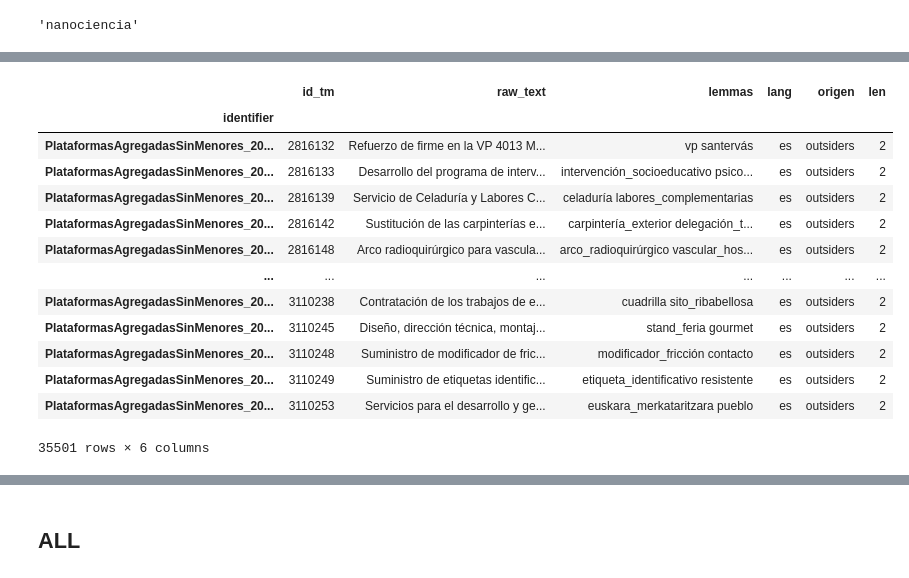
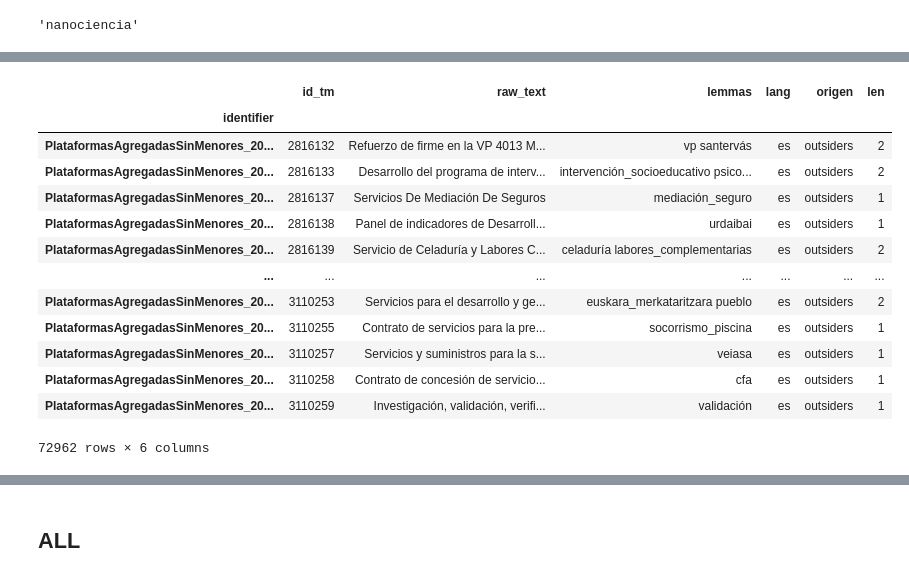
Before and after one commit to nextprocurement/NP-Search-Tool, a Jupyter notebook: aux_scripts/eval_graphs_deliverables/make_inference_final_models.ipynb, the cells around one changed output, grey strips where cells are left out. Drawn from its saved outputs; the diff is of its cells as text; code cells hidden in the pictures.

```diff
--- a/aux_scripts/eval_graphs_deliverables/make_inference_final_models.ipynb
+++ b/aux_scripts/eval_graphs_deliverables/make_inference_final_models.ipynb
@@ -204,7 +204,7 @@ pares_diccionario["nanociència_i"]
 min_lemmas = 1
 min_lemmas_tm = 2
 processed['len'] = processed['lemmas'].apply(lambda x: len(x.split()))
-processed = processed[processed['len'] > min_lemmas]
+#processed = processed[processed['len'] >= min_lemmas]
 # %%
 all = processed.copy()
 minors = all[all.origen == "minors"]
@@ -284,21 +284,21 @@ minors[minors['len'] > min_lemmas_tm]
 # %%
-outsiders_not_tm = outsiders[outsiders['len'] <= min_lemmas_tm]
+outsiders_not_tm = outsiders[(outsiders['len'] <= min_lemmas_tm) & (outsiders['len'] >= min_lemmas)]
 outsiders_not_tm
 # %% [output]
 |  | id_tm | raw_text | lemmas | lang | origen | len |
 | identifier |  |  |  |  |  |  |
 | PlataformasAgregadasSinMenores_20... | 2816132 | Refuerzo de firme en la VP 4013 M... | vp santervás | es | outsiders | 2 |
 | PlataformasAgregadasSinMenores_20... | 2816133 | Desarrollo del programa de interv... | intervención_socioeducativo psico... | es | outsiders | 2 |
+| PlataformasAgregadasSinMenores_20... | 2816137 | Servicios De Mediación De Seguros | mediación_seguro | es | outsiders | 1 |
+| PlataformasAgregadasSinMenores_20... | 2816138 | Panel de indicadores de Desarroll... | urdaibai | es | outsiders | 1 |
 | PlataformasAgregadasSinMenores_20... | 2816139 | Servicio de Celaduría y Labores C... | celaduría labores_complementarias | es | outsiders | 2 |
-| PlataformasAgregadasSinMenores_20... | 2816142 | Sustitución de las carpinterías e... | carpintería_exterior delegación_t... | es | outsiders | 2 |
-| PlataformasAgregadasSinMenores_20... | 2816148 | Arco radioquirúrgico para vascula... | arco_radioquirúrgico vascular_hos... | es | outsiders | 2 |
 | ... | ... | ... | ... | ... | ... | ... |
-| PlataformasAgregadasSinMenores_20... | 3110238 | Contratación de los trabajos de e... | cuadrilla sito_ribabellosa | es | outsiders | 2 |
-| PlataformasAgregadasSinMenores_20... | 3110245 | Diseño, dirección técnica, montaj... | stand_feria gourmet | es | outsiders | 2 |
-| PlataformasAgregadasSinMenores_20... | 3110248 | Suministro de modificador de fric... | modificador_fricción contacto | es | outsiders | 2 |
-| PlataformasAgregadasSinMenores_20... | 3110249 | Suministro de etiquetas identific... | etiqueta_identificativo resistente | es | outsiders | 2 |
 | PlataformasAgregadasSinMenores_20... | 3110253 | Servicios para el desarrollo y ge... | euskara_merkataritzara pueblo | es | outsiders | 2 |
+| PlataformasAgregadasSinMenores_20... | 3110255 | Contrato de servicios para la pre... | socorrismo_piscina | es | outsiders | 1 |
+| PlataformasAgregadasSinMenores_20... | 3110257 | Servicios y suministros para la s... | veiasa | es | outsiders | 1 |
+| PlataformasAgregadasSinMenores_20... | 3110258 | Contrato de concesión de servicio... | cfa | es | outsiders | 1 |
+| PlataformasAgregadasSinMenores_20... | 3110259 | Investigación, validación, verifi... | validación | es | outsiders | 1 |
-35501 rows × 6 columns
+72962 rows × 6 columns
 # %%
 outsiders[outsiders['len'] > min_lemmas_tm]
 # %% [output]
```
Also changed, not shown: parts of 14 cells of this notebook, 4 other files.
